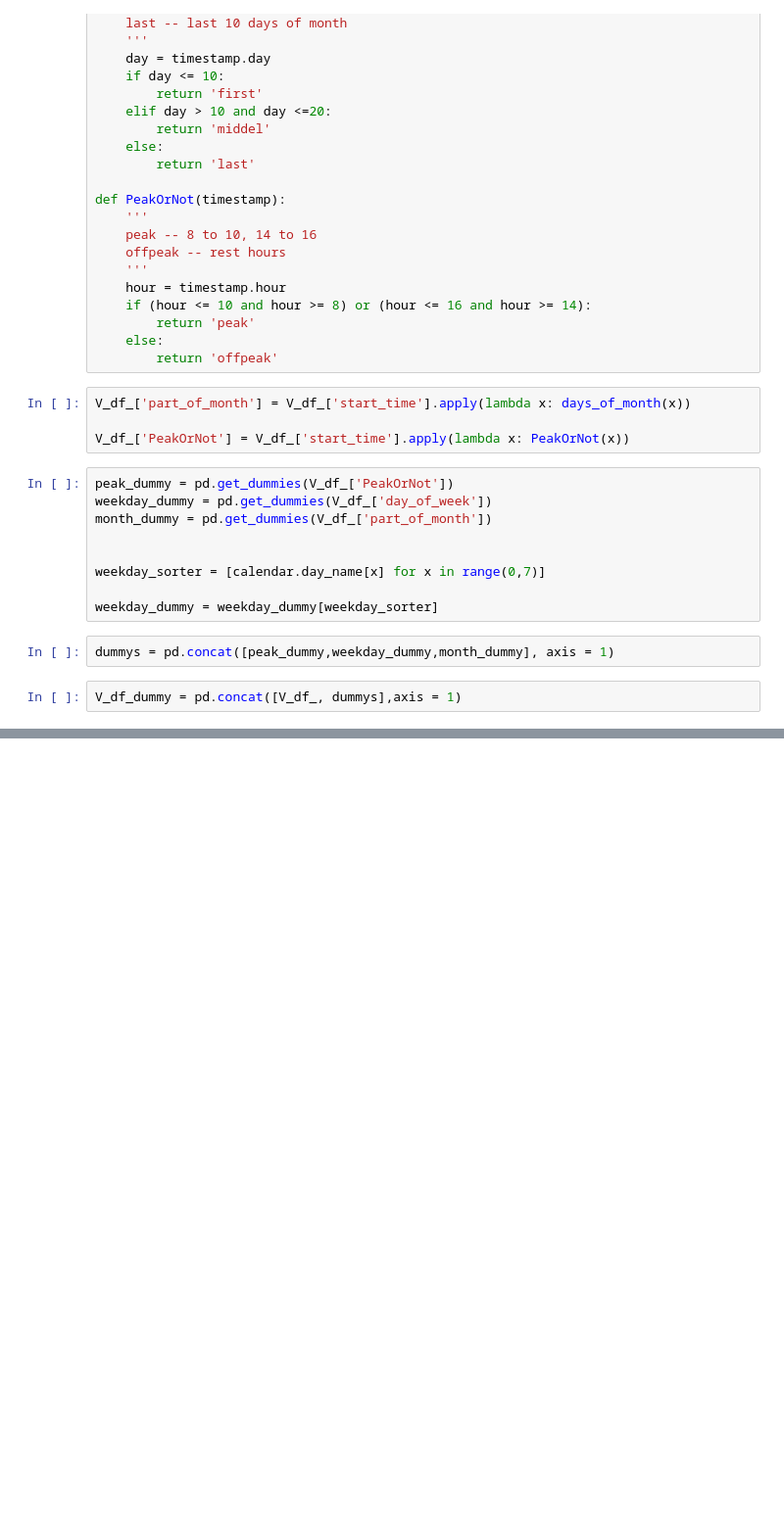
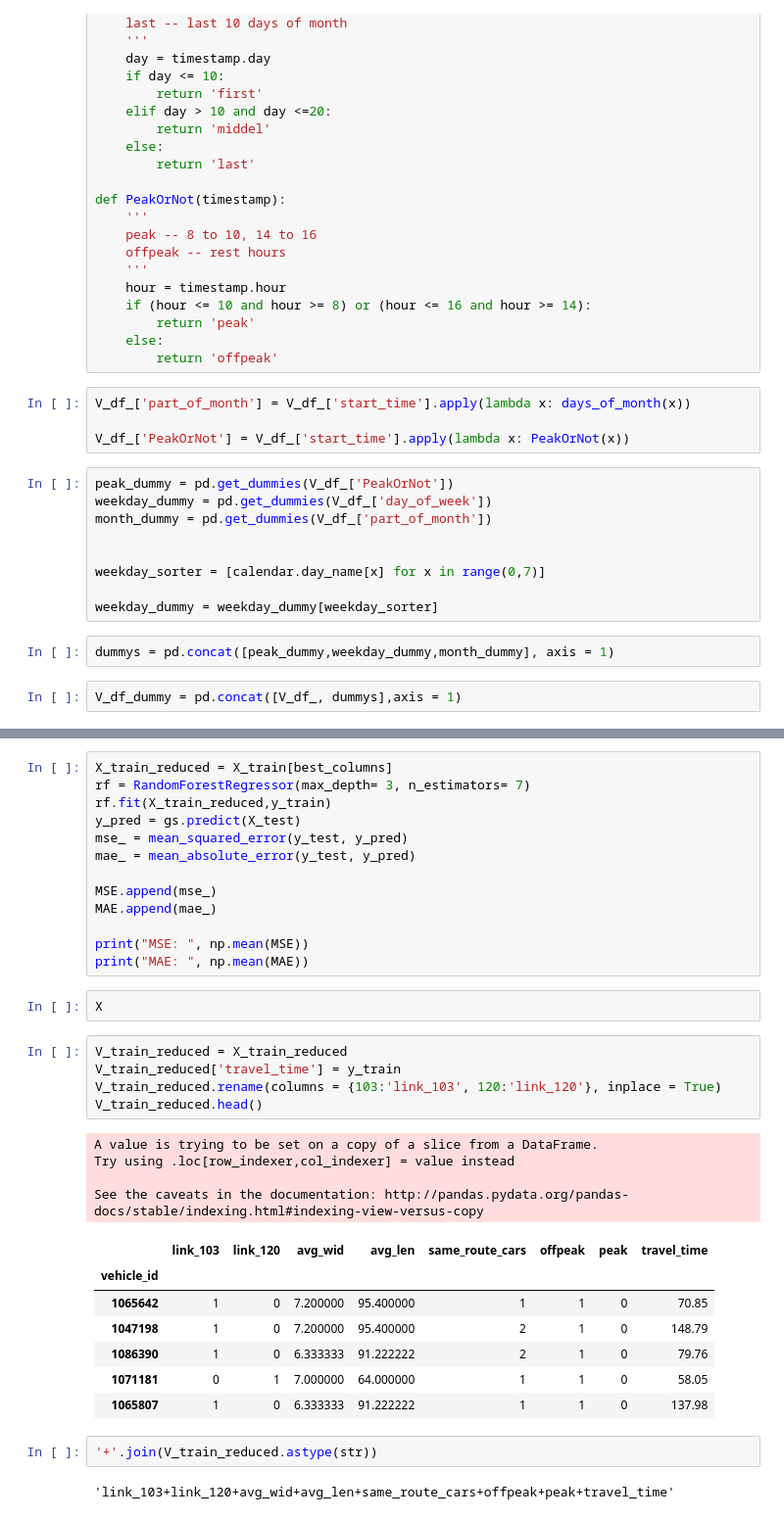
Before and after one commit to muciyuallen/TrafficFlowOptimization, a Jupyter notebook: Exploratory_Data_Analysis.ipynb, the cells around one changed output, grey strips where cells are left out. Shown at 98% size. Cells and saved outputs as stored; diff of their text form; blank space fills up the shorter version.

```diff
--- a/Exploratory_Data_Analysis.ipynb
+++ b/Exploratory_Data_Analysis.ipynb
@@ -678,0 +849,36 @@ from sklearn.datasets import load_iris, load_digits, load_boston
+# %%
+X_train_reduced = X_train[best_columns]
+rf = RandomForestRegressor(max_depth= 3, n_estimators= 7)
+rf.fit(X_train_reduced,y_train)
+y_pred = gs.predict(X_test)
+mse_ = mean_squared_error(y_test, y_pred)
+mae_ = mean_absolute_error(y_test, y_pred)
+
+MSE.append(mse_)
+MAE.append(mae_)
+
+print("MSE: ", np.mean(MSE))
+print("MAE: ", np.mean(MAE))
+# %%
+X
+# %%
+V_train_reduced = X_train_reduced
+V_train_reduced['travel_time'] = y_train
+V_train_reduced.rename(columns = {103:'link_103', 120:'link_120'}, inplace = True)
+V_train_reduced.head()
+# %% [output]
+A value is trying to be set on a copy of a slice from a DataFrame.
+Try using .loc[row_indexer,col_indexer] = value instead
+
+See the caveats in the documentation: http://pandas.pydata.org/pandas-docs/stable/indexing.html#indexing-view-versus-copy
+|  | link_103 | link_120 | avg_wid | avg_len | same_route_cars | offpeak | peak | travel_time |
+| vehicle_id |  |  |  |  |  |  |  |  |
+| 1065642 | 1 | 0 | 7.200000 | 95.400000 | 1 | 1 | 0 | 70.85 |
+| 1047198 | 1 | 0 | 7.200000 | 95.400000 | 2 | 1 | 0 | 148.79 |
+| 1086390 | 1 | 0 | 6.333333 | 91.222222 | 2 | 1 | 0 | 79.76 |
+| 1071181 | 0 | 1 | 7.000000 | 64.000000 | 1 | 1 | 0 | 58.05 |
+| 1065807 | 1 | 0 | 6.333333 | 91.222222 | 1 | 1 | 0 | 137.98 |
+# %%
+'+'.join(V_train_reduced.astype(str))
+# %% [output]
+'link_103+link_120+avg_wid+avg_len+same_route_cars+offpeak+peak+travel_time'
```
Also changed, not shown: parts of 44 cells of this notebook, 1 other file.
